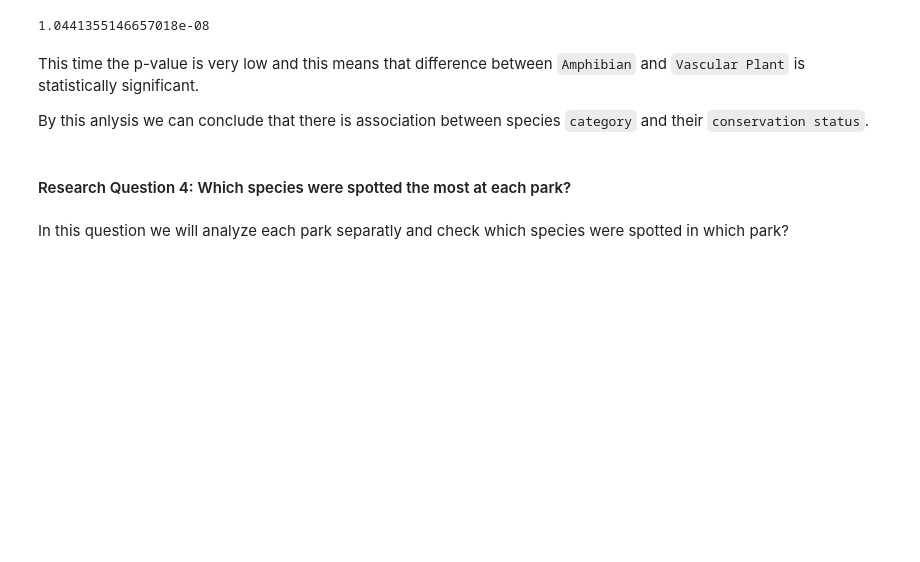
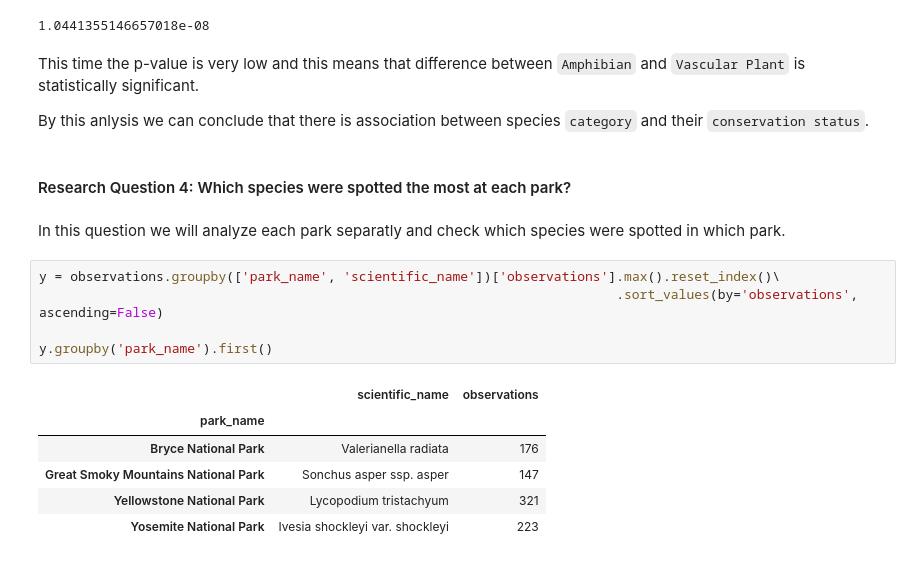
Before and after one commit to Kate-Pol/Biodiversity-in-National-Parks, a Jupyter notebook: biodiversity_.ipynb, the cells around one changed output. Cells and saved outputs as stored; diff of their text form; blank space fills up the shorter version.

```diff
--- a/biodiversity_.ipynb
+++ b/biodiversity_.ipynb
@@ -359,4 +359,16 @@ By this anlysis we can conclude that there is association between species `categ
 # %% [markdown]
 #### Research Question 4: Which species were spotted the most at each park?
 # %% [markdown]
-In this question we will analyze each park separatly and check which species were spotted in which park?
+In this question we will analyze each park separatly and check which species were spotted in which park.
+# %%
+y = observations.groupby(['park_name', 'scientific_name'])['observations'].max().reset_index()\
+                                                                          .sort_values(by='observations', ascending=False)
+
+y.groupby('park_name').first()
+# %% [output]
+|  | scientific_name | observations |
+| park_name |  |  |
+| Bryce National Park | Valerianella radiata | 176 |
+| Great Smoky Mountains National Park | Sonchus asper ssp. asper | 147 |
+| Yellowstone National Park | Lycopodium tristachyum | 321 |
+| Yosemite National Park | Ivesia shockleyi var. shockleyi | 223 |
```
Also changed, not shown: parts of 1 cell of this notebook.
